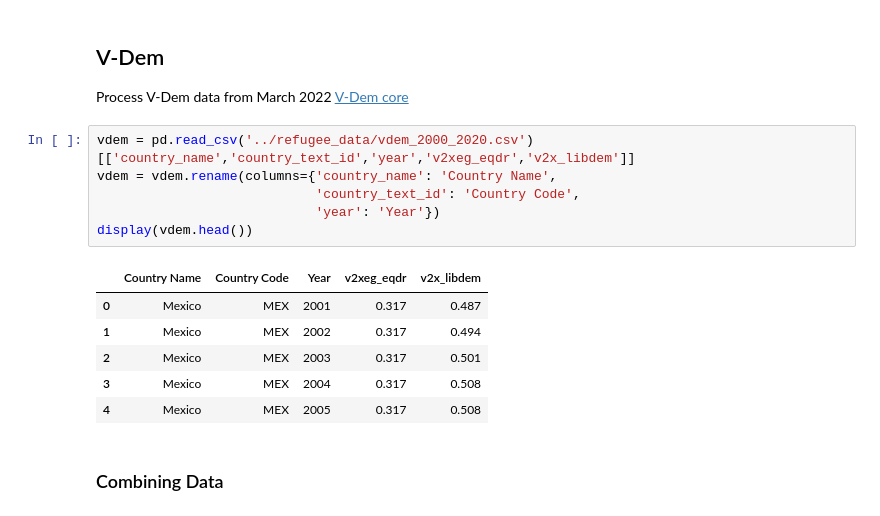
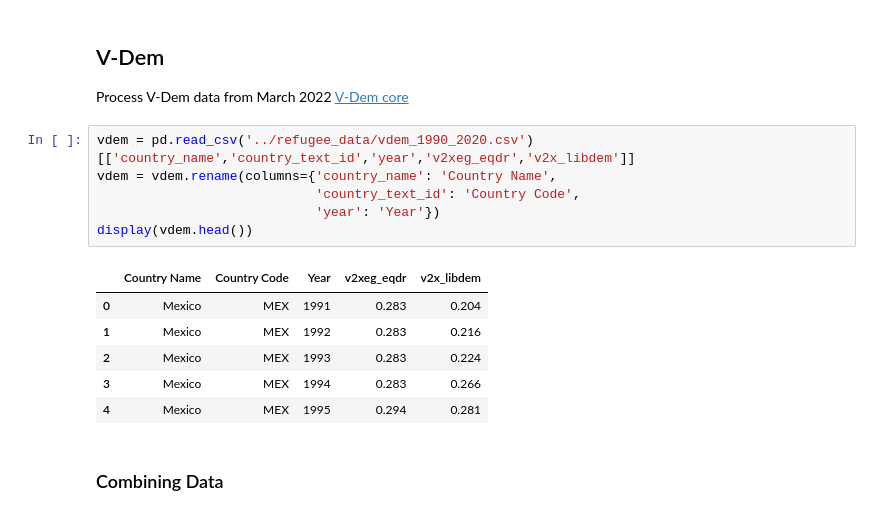
Before and after one commit to jataware/refugee_modeling, a Jupyter notebook: data_prep/data-alignment.ipynb, the cells around one changed output. Saved outputs shown, nothing was run; the diff lists cells and outputs as text.

```diff
--- a/data_prep/data-alignment.ipynb
+++ b/data_prep/data-alignment.ipynb
@@ -97,18 +98,18 @@ display(pop.head())
 ## V-Dem
 Process V-Dem data from March 2022 [V-Dem core](https://www.v-dem.net/vdemds.html)
 # %%
-vdem = pd.read_csv('../refugee_data/vdem_2000_2020.csv')[['country_name','country_text_id','year','v2xeg_eqdr','v2x_libdem']]
+vdem = pd.read_csv('../refugee_data/vdem_1990_2020.csv')[['country_name','country_text_id','year','v2xeg_eqdr','v2x_libdem']]
 vdem = vdem.rename(columns={'country_name': 'Country Name',
                             'country_text_id': 'Country Code',
                             'year': 'Year'})
 display(vdem.head())
 # %% [output]
 |  | Country Name | Country Code | Year | v2xeg_eqdr | v2x_libdem |
-| 0 | Mexico | MEX | 2001 | 0.317 | 0.487 |
-| 1 | Mexico | MEX | 2002 | 0.317 | 0.494 |
-| 2 | Mexico | MEX | 2003 | 0.317 | 0.501 |
-| 3 | Mexico | MEX | 2004 | 0.317 | 0.508 |
-| 4 | Mexico | MEX | 2005 | 0.317 | 0.508 |
+| 0 | Mexico | MEX | 1991 | 0.283 | 0.204 |
+| 1 | Mexico | MEX | 1992 | 0.283 | 0.216 |
+| 2 | Mexico | MEX | 1993 | 0.283 | 0.224 |
+| 3 | Mexico | MEX | 1994 | 0.283 | 0.266 |
+| 4 | Mexico | MEX | 1995 | 0.294 | 0.281 |
 # %% [markdown]
 ### Combining Data
 # %%
```
Also changed, not shown: parts of 29 cells of this notebook, 13 other files.
